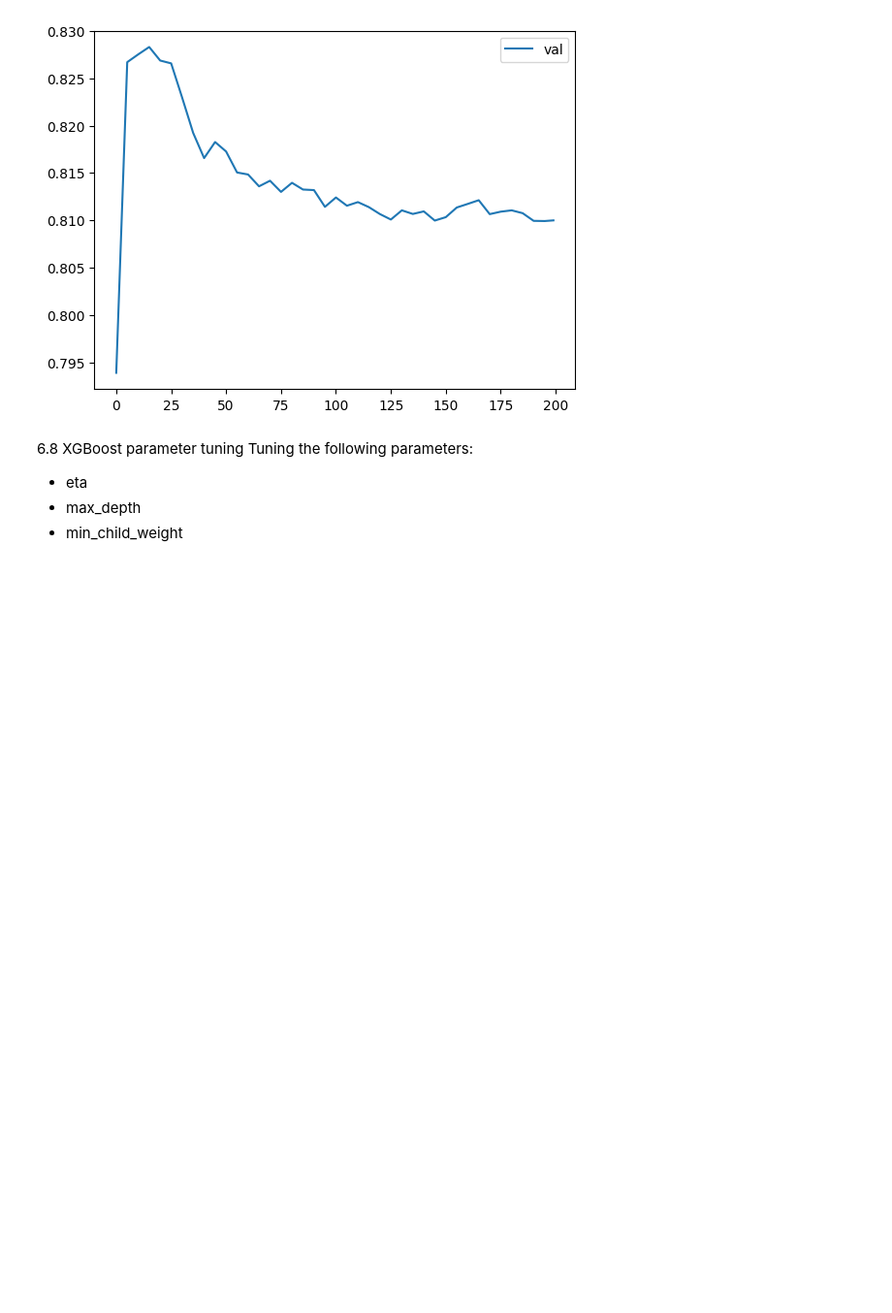
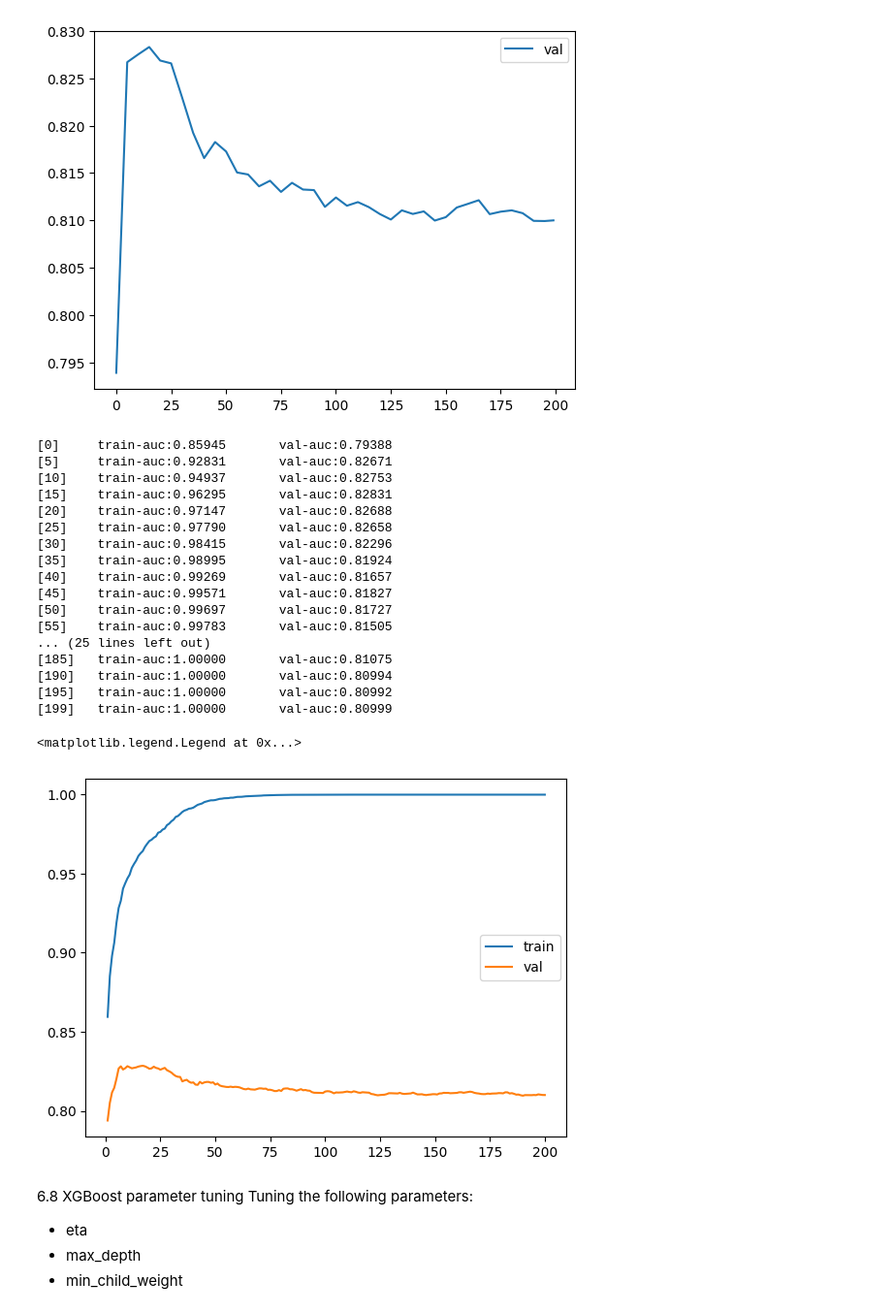
Before and after one commit to Jideco/mL, a Jupyter notebook: 06-trees/trees.ipynb, the cells around one changed output. Shown at 97% size. Cells and saved outputs as stored; diff of their text form; code cells hidden in the pictures; blank space fills up the shorter version.

```diff
--- a/06-trees/trees.ipynb
+++ b/06-trees/trees.ipynb
@@ -1092,6 +1141,50 @@ plt.legend()
 # %% [output]
 <matplotlib.legend.Legend at 0x...>
 [figure]
+# %%
+evals_result = {}
+
+model = xgb.train(params=xgb_params,
+                  dtrain=dtrain,
+                  num_boost_round=200,
+                  verbose_eval=5,
+                  evals=watchlist,
+                  evals_result=evals_result)
+
+columns = ['iter', 'train_auc', 'val_auc']
+train_aucs = list(evals_result['train'].values())[0]
+val_aucs = list(evals_result['val'].values())[0]
+
+df_scores = pd.DataFrame(
+    list(zip(
+        range(1, len(train_aucs) + 1),
+        train_aucs,
+        val_aucs
+    )), columns=columns)
+
+plt.plot(df_scores.iter, df_scores.train_auc, label='train')
+plt.plot(df_scores.iter, df_scores.val_auc, label='val')
+plt.legend()
+# %% [output]
+[0]     train-auc:0.85945       val-auc:0.79388
+[5]     train-auc:0.92831       val-auc:0.82671
+[10]    train-auc:0.94937       val-auc:0.82753
+[15]    train-auc:0.96295       val-auc:0.82831
+[20]    train-auc:0.97147       val-auc:0.82688
+[25]    train-auc:0.97790       val-auc:0.82658
+[30]    train-auc:0.98415       val-auc:0.82296
+[35]    train-auc:0.98995       val-auc:0.81924
+[40]    train-auc:0.99269       val-auc:0.81657
+[45]    train-auc:0.99571       val-auc:0.81827
+[50]    train-auc:0.99697       val-auc:0.81727
+[55]    train-auc:0.99783       val-auc:0.81505
+... (25 lines left out)
+[185]   train-auc:1.00000       val-auc:0.81075
+[190]   train-auc:1.00000       val-auc:0.80994
+[195]   train-auc:1.00000       val-auc:0.80992
+[199]   train-auc:1.00000       val-auc:0.80999
+<matplotlib.legend.Legend at 0x...>
+[figure, added]
 # %% [markdown]
 6.8 XGBoost parameter tuning
 Tuning the following parameters:
```
Also changed, not shown: parts of 45 cells of this notebook.
